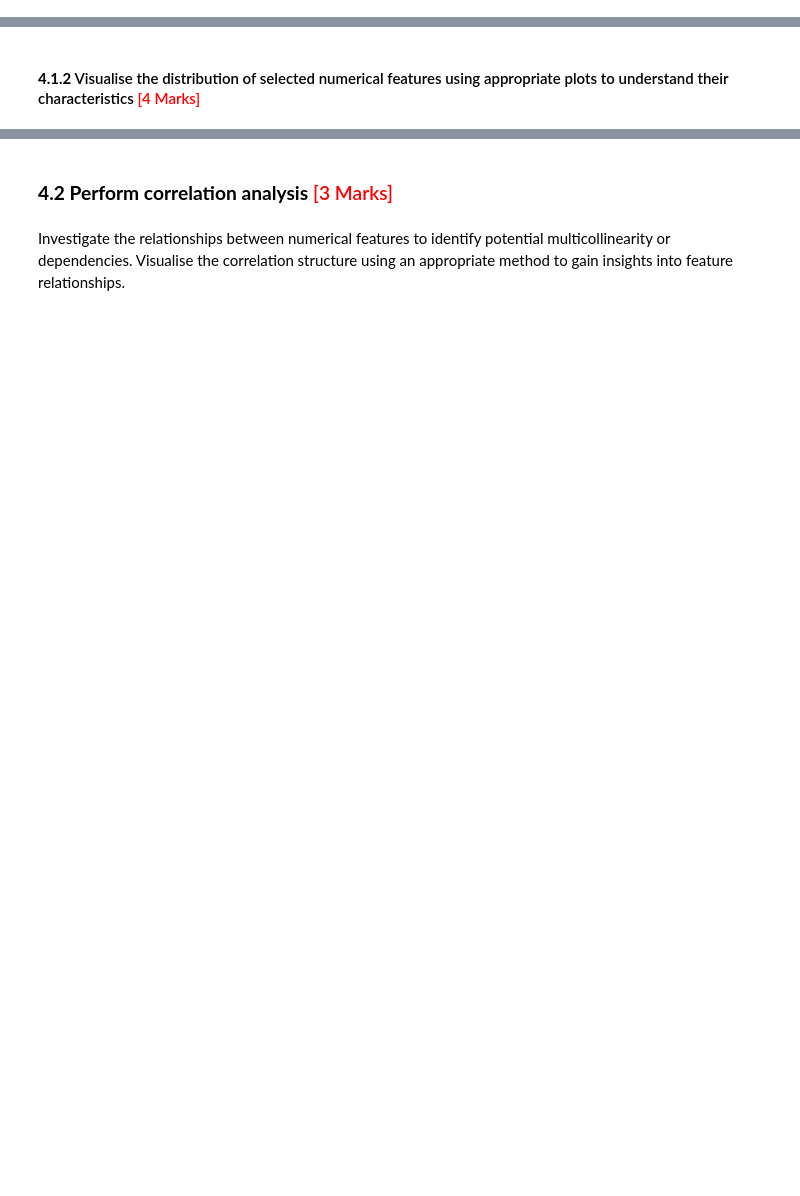
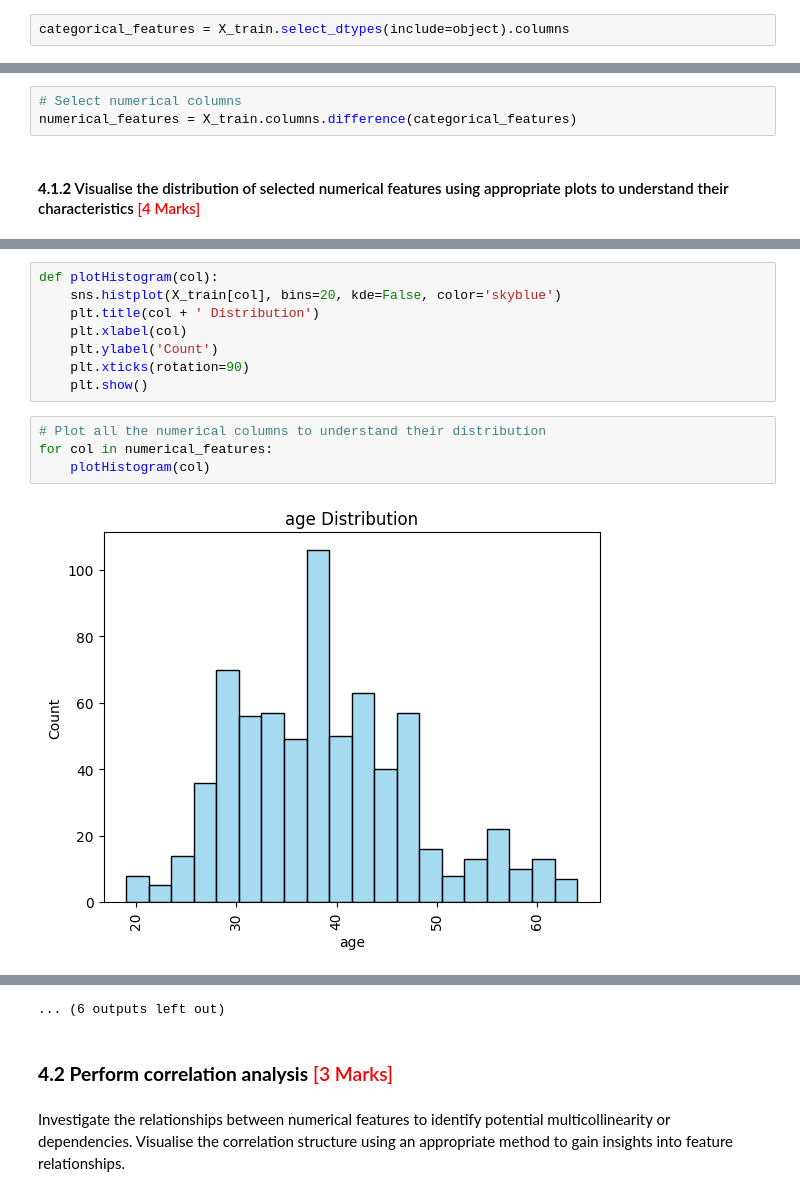
Before and after one commit to guptakeshav24/fraudulent_claim_detection, a Jupyter notebook: Fraudulent_Claim_Detection_Starter_solution.ipynb, the cells around one changed output, grey strips where cells are left out. Drawn from its saved outputs; the diff is of its cells as text; blank space fills up the shorter version.

```diff
--- a/Fraudulent_Claim_Detection_Starter_solution.ipynb
+++ b/Fraudulent_Claim_Detection_Starter_solution.ipynb
@@ -543,5 +531,7 @@ Y_test=Y_test.reset_index(drop=True)
 ## **4. EDA on training data** <font color = red>[20 marks]</font>
 # %% [markdown]
 ### **4.1 Perform univariate analysis** <font color = red>[5 marks]</font>
+# %%
+categorical_features = X_train.select_dtypes(include=object).columns
 # %% [markdown]
 #### **4.1.1** Identify and select numerical columns from training data for univariate analysis <font color = "red">[1 Mark]</font>
@@ -565,2 +538,5 @@ X_train[['age','policy_annual_premium','umbrella_limit','capital-gains','number_
+# %%
+# Select numerical columns
+numerical_features = X_train.columns.difference(categorical_features)
 # %% [markdown]
 #### **4.1.2** Visualise the distribution of selected numerical features using appropriate plots to understand their characteristics <font color = "red">[4 Marks]</font>
@@ -605,0 +543,14 @@ plt.show()
+# %%
+def plotHistogram(col):
+    sns.histplot(X_train[col], bins=20, kde=False, color='skyblue')
+    plt.title(col + ' Distribution')
+    plt.xlabel(col)
+    plt.ylabel('Count')
+    plt.xticks(rotation=90)
+    plt.show()
+# %%
+# Plot all the numerical columns to understand their distribution
+for col in numerical_features:
+    plotHistogram(col)
+# %% [output]
+[figure, added]
@@ -606,3 +568,4 @@ plt.show()
+... (6 outputs left out)
 # %% [markdown]
 ### **4.2 Perform correlation analysis** <font color="red">[3 Marks]</font>
 # %% [markdown]
```
Also changed, not shown: parts of 158 cells of this notebook, 3 other files.
